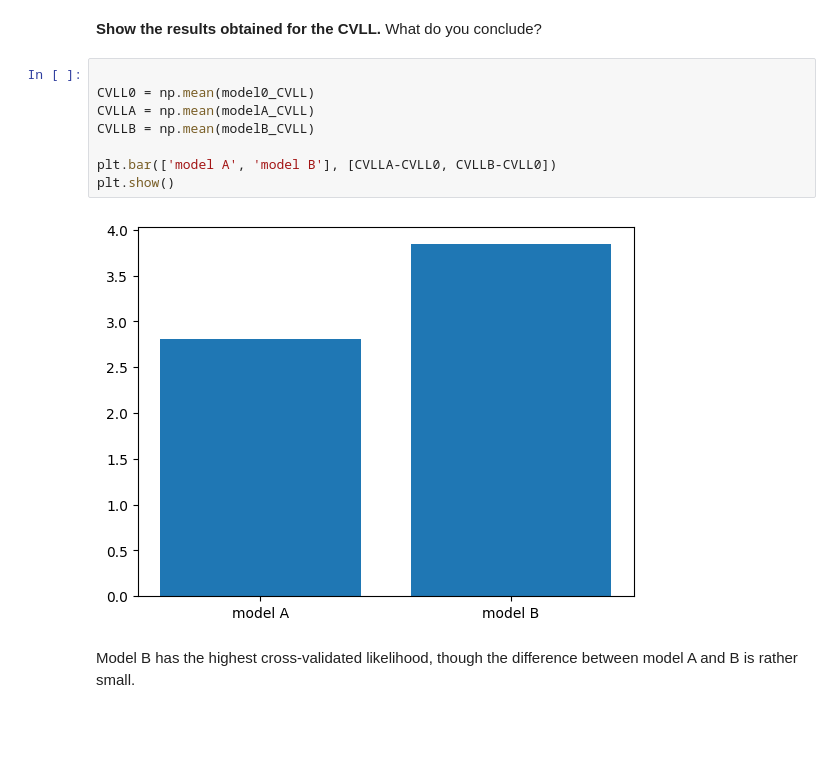
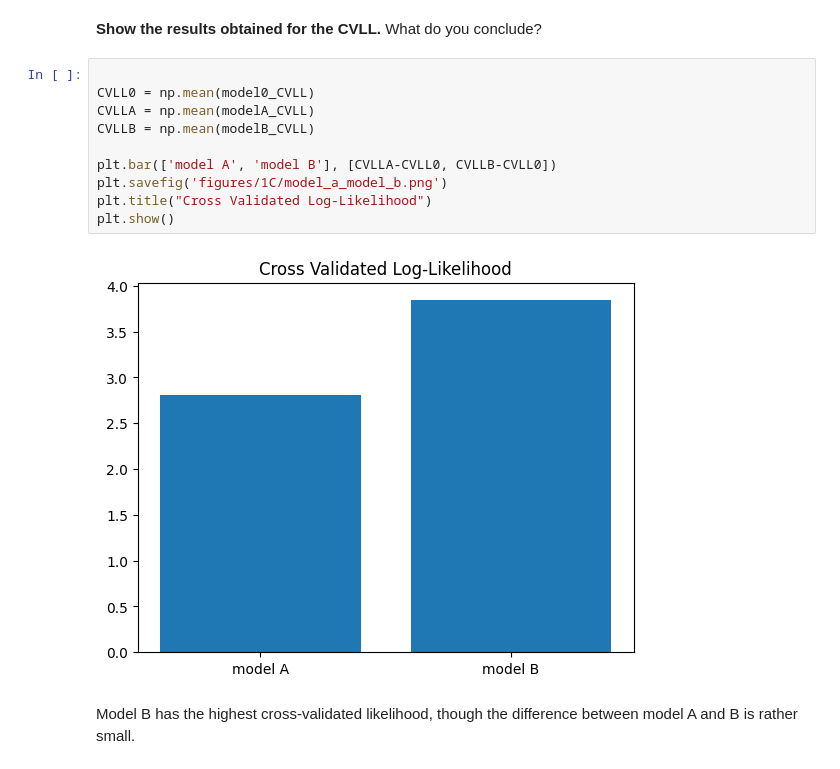
Before and after one commit to LuisKleinwort/CognitiveModelling2024Assignment1, a Jupyter notebook: tutorial_1C.ipynb, the cells around one changed output. Cells and saved outputs as stored; diff of their text form; blank space fills up the shorter version.

Commit message:
work on plots of 1C

```diff
--- a/tutorial_1C.ipynb
+++ b/tutorial_1C.ipynb
@@ -179,13 +183,15 @@ for i, (train_index, test_index) in enumerate(kf.split(data)):
 # %%
 
 CVLL0 = np.mean(model0_CVLL)
 CVLLA = np.mean(modelA_CVLL)
 CVLLB = np.mean(modelB_CVLL)
 
 plt.bar(['model A', 'model B'], [CVLLA-CVLL0, CVLLB-CVLL0])
+plt.savefig('figures/1C/model_a_model_b.png')
+plt.title("Cross Validated Log-Likelihood")
 plt.show()
 # %% [output]
-[figure, old version]
+[figure, new version]
 # %% [markdown]
 Model B has the highest cross-validated likelihood, though the difference between model A and B is rather small.
 # %% [markdown]
```
Also changed, not shown: parts of 4 cells of this notebook, 1 other file.
